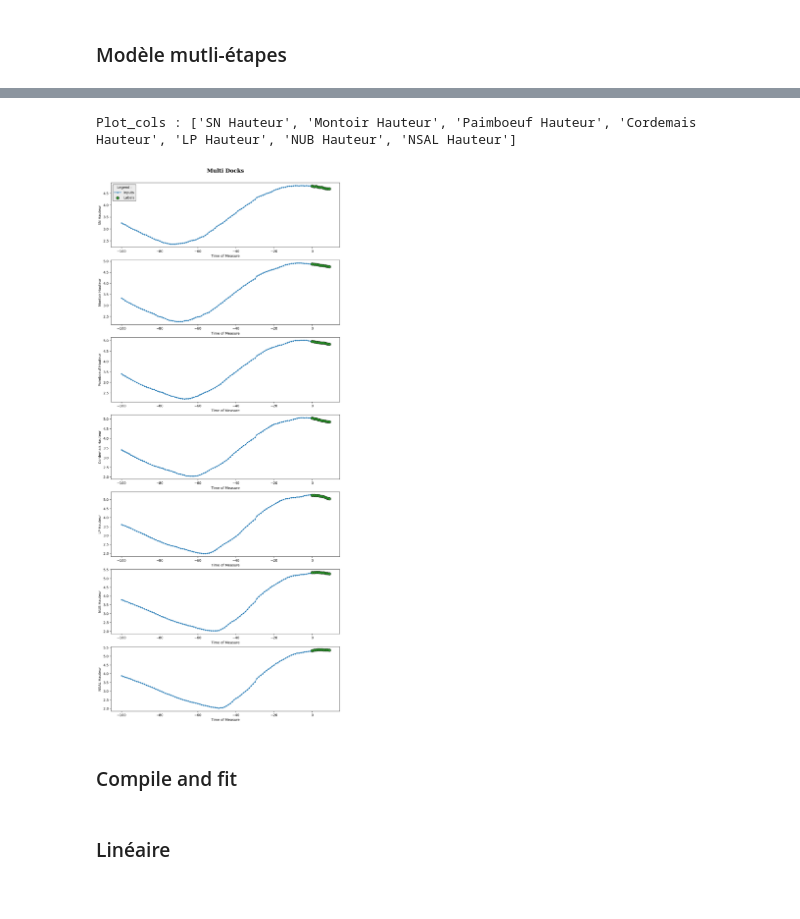
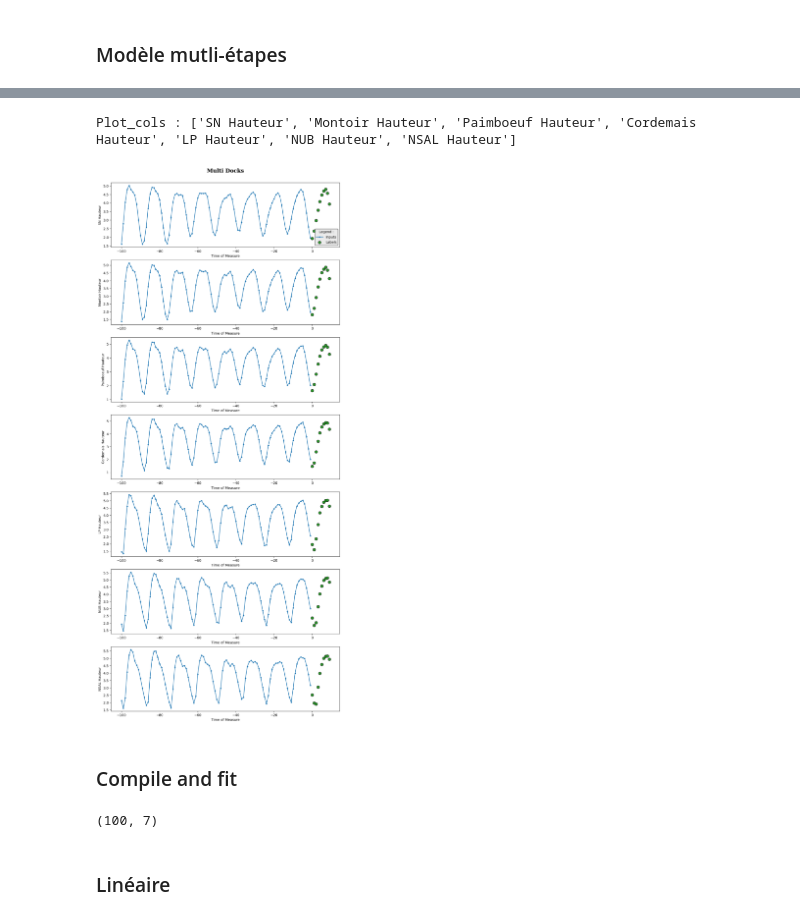
Before and after one commit to AlexandreThomassin/PIIA-Marees, a Jupyter notebook: Alexandre/Prédictions Loire/Multi-Step Model.ipynb, the cells around one changed output, grey strips where cells are left out. Cells and saved outputs as stored; diff of their text form; code cells hidden in the pictures.

```diff
--- a/Alexandre/Prédictions Loire/Multi-Step Model.ipynb
+++ b/Alexandre/Prédictions Loire/Multi-Step Model.ipynb
@@ -45,7 +45,8 @@ Your kernel may have been built without NUMA support.
 Your kernel may have been built without NUMA support.
 # %%
-df = pandas.read_csv("dock.csv", index_col=0)
+df = pandas.read_csv("Datas/dataset.csv", index_col=0)
 # date_time = pandas.to_datetime(df.pop('Date'), format='%d/%m/%Y %H:%M:%S')
-columns = list(df.columns)
+columns = list(df.columns)[:-3]
+print(columns)
 print(df)
 # %% [output]
@@ -399,5 +402,7 @@ example_inputs, example_labels = multi_window.split_window(example_window)
 multi_window._example = example_inputs, example_labels
 #print(example_inputs)
 
+num_label = len(multi_window.label_columns)
+
 multi_window.plot(figname="Multi Docks")
 # %% [output]
@@ -420,5 +425,5 @@ Your kernel may have been built without NUMA support.
 Plot_cols : ['SN Hauteur', 'Montoir Hauteur', 'Paimboeuf Hauteur', 'Cordemais Hauteur', 'LP Hauteur', 'NUB Hauteur', 'NSAL Hauteur']
-[figure, old version]
+[figure, new version]
 # %% [markdown]
 ### Compile and fit
 # %%
@@ -445,6 +450,10 @@ def compile_and_fit(model, window, patience=2):
 # %%
 multi_val_performance = {}
 multi_performance = {}
+# %%
+multi_window.input_width, len(multi_window.label_columns)
+# %% [output]
+(100, 7)
 # %% [markdown]
 ### Linéaire
 # %%
```
Also changed, not shown: parts of 17 cells of this notebook, 18 other files.
